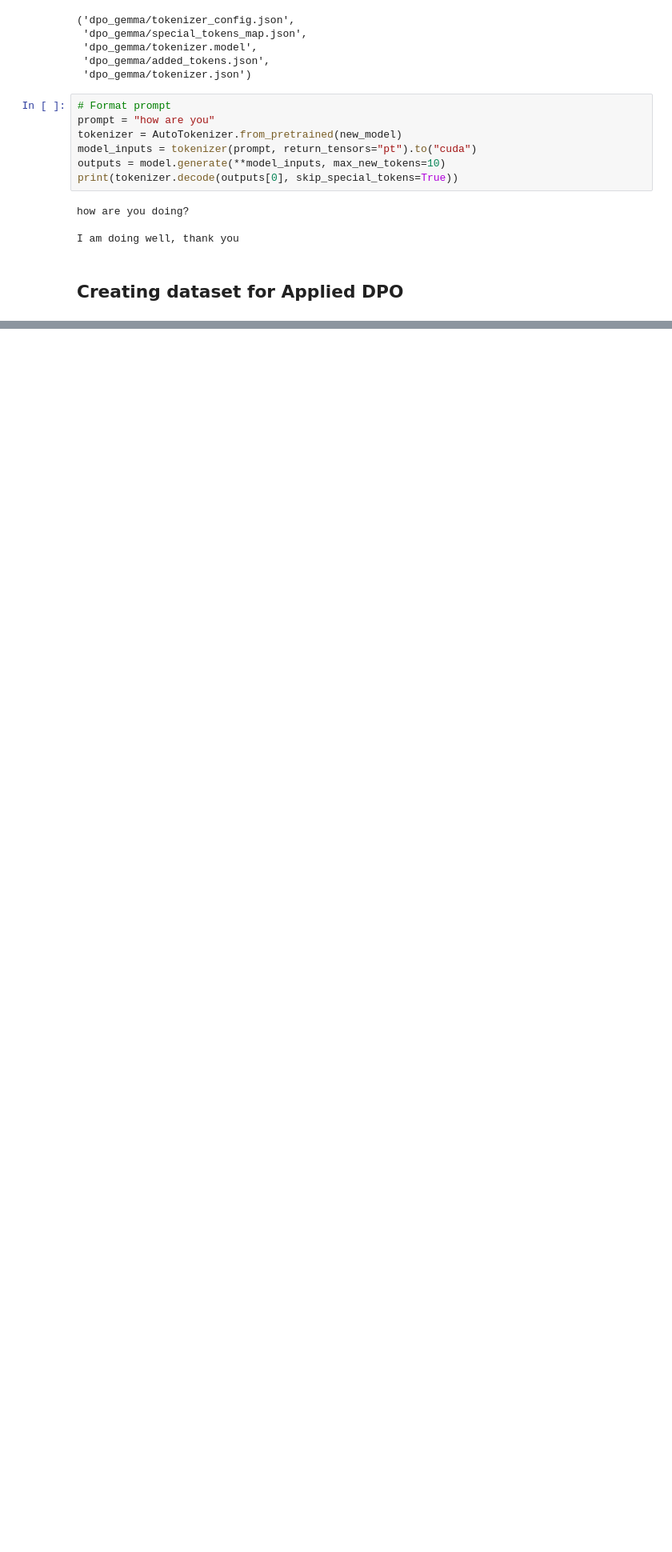
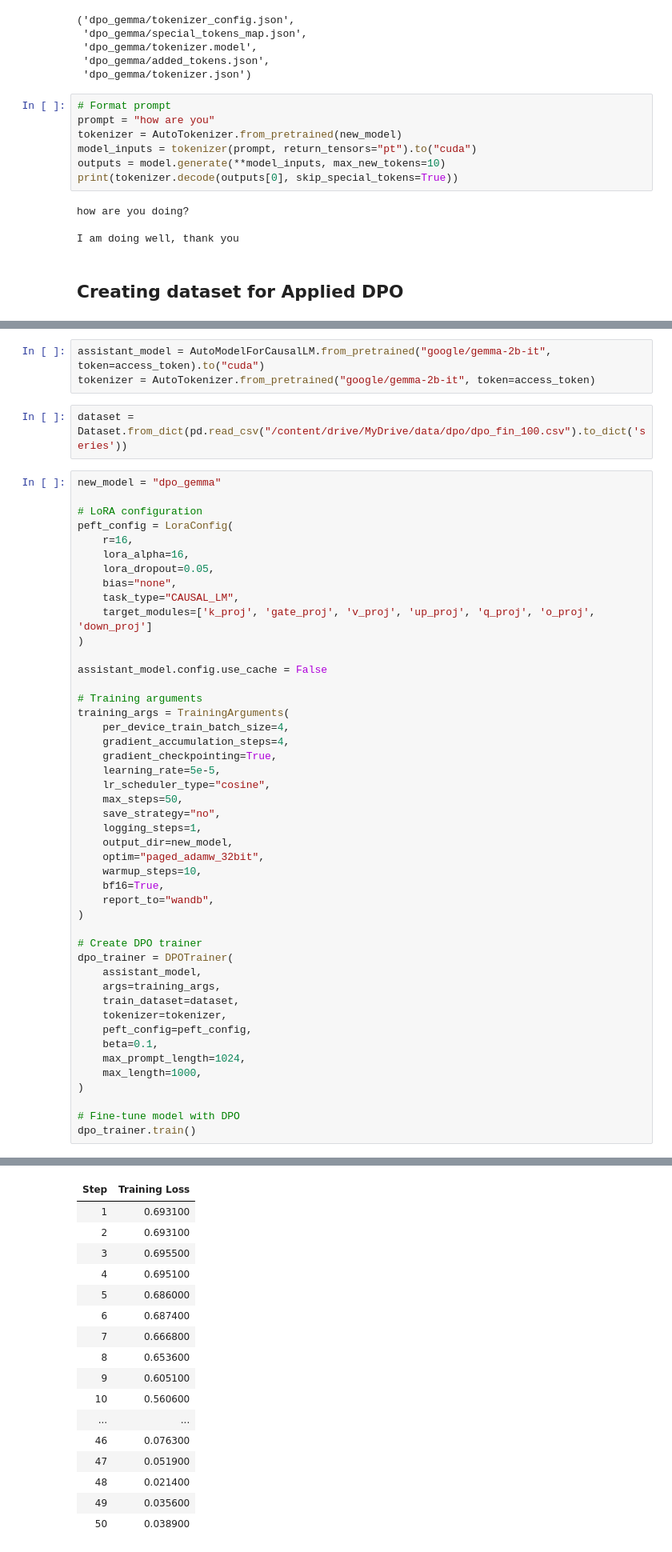
Before and after one commit to Yogesh914/dpo_and_sd, a Jupyter notebook: dpo_with_sd.ipynb, the cells around one changed output, grey strips where cells are left out. Shown: that part at 80% size. Cells and saved outputs as stored; diff of their text form; blank space fills up the shorter version.

```diff
--- a/dpo_with_sd.ipynb
+++ b/dpo_with_sd.ipynb
@@ -370,0 +392,52 @@ formatted_dataset[0]
+# %%
+assistant_model = AutoModelForCausalLM.from_pretrained("google/gemma-2b-it", token=access_token).to("cuda")
+tokenizer = AutoTokenizer.from_pretrained("google/gemma-2b-it", token=access_token)
+# %%
+dataset = Dataset.from_dict(pd.read_csv("/content/drive/MyDrive/data/dpo/dpo_fin_100.csv").to_dict('series'))
+# %%
+new_model = "dpo_gemma"
+
+# LoRA configuration
+peft_config = LoraConfig(
+    r=16,
+    lora_alpha=16,
+    lora_dropout=0.05,
+    bias="none",
+    task_type="CAUSAL_LM",
+    target_modules=['k_proj', 'gate_proj', 'v_proj', 'up_proj', 'q_proj', 'o_proj', 'down_proj']
+)
+
+assistant_model.config.use_cache = False
+
+# Training arguments
+training_args = TrainingArguments(
+    per_device_train_batch_size=4,
+    gradient_accumulation_steps=4,
+    gradient_checkpointing=True,
+    learning_rate=5e-5,
+    lr_scheduler_type="cosine",
+    max_steps=50,
+    save_strategy="no",
+    logging_steps=1,
+    output_dir=new_model,
+    optim="paged_adamw_32bit",
+    warmup_steps=10,
+    bf16=True,
+    report_to="wandb",
+)
+
+# Create DPO trainer
+dpo_trainer = DPOTrainer(
+    assistant_model,
+    args=training_args,
+    train_dataset=dataset,
+    tokenizer=tokenizer,
+    peft_config=peft_config,
+    beta=0.1,
+    max_prompt_length=1024,
+    max_length=1000,
+)
+
+# Fine-tune model with DPO
+dpo_trainer.train()
+# %% [output]
@@ -370,0 +454,17 @@ formatted_dataset[0]
+| Step | Training Loss |
+| 1 | 0.693100 |
+| 2 | 0.693100 |
+| 3 | 0.695500 |
+| 4 | 0.695100 |
+| 5 | 0.686000 |
+| 6 | 0.687400 |
+| 7 | 0.666800 |
+| 8 | 0.653600 |
+| 9 | 0.605100 |
+| 10 | 0.560600 |
+| ... | ... |
+| 46 | 0.076300 |
+| 47 | 0.051900 |
+| 48 | 0.021400 |
+| 49 | 0.035600 |
+| 50 | 0.038900 |
```
Also changed, not shown: parts of 20 cells of this notebook.
